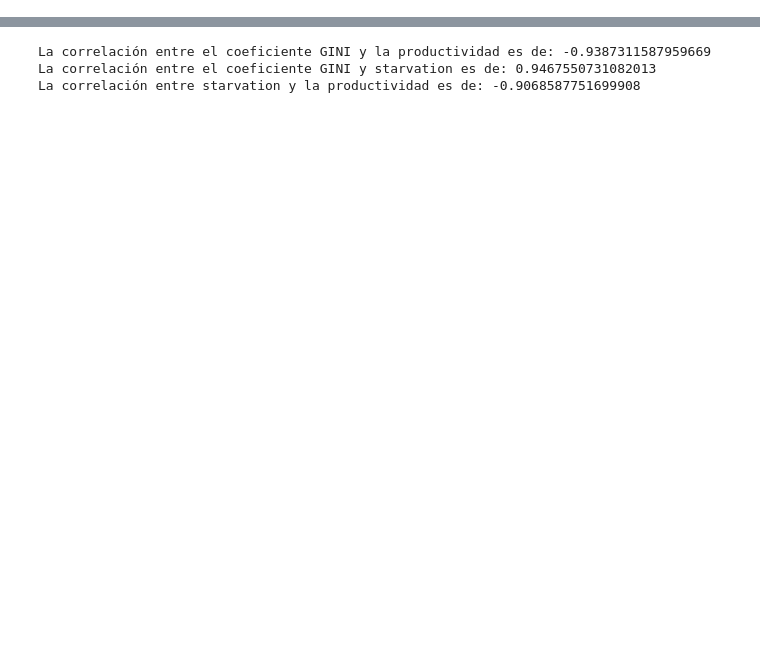
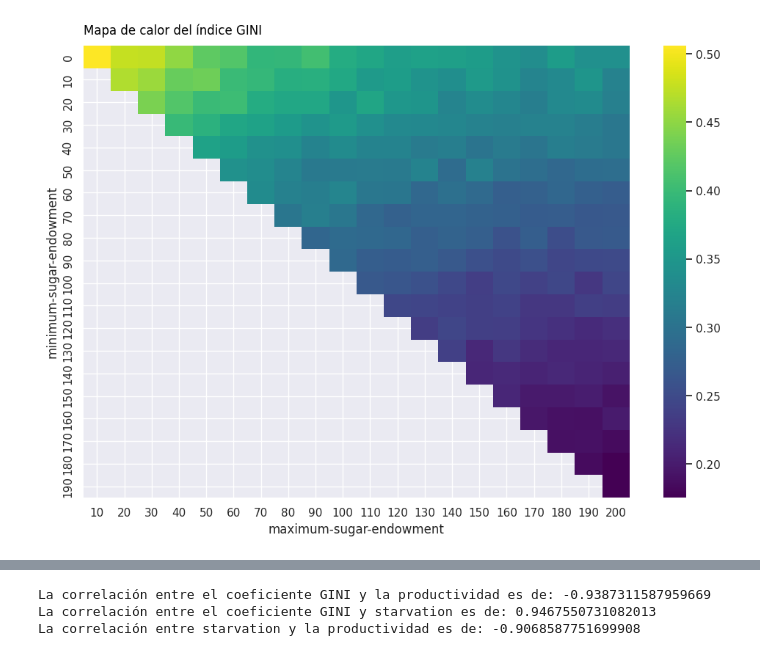
Before and after one commit to Aruroo/SugarScape, a Jupyter notebook: Analisis/AnalisisSugarScape.ipynb, the cells around one changed output, grey strips where cells are left out. Saved outputs shown, nothing was run; the diff lists cells and outputs as text; code cells hidden in the pictures; blank space fills up the shorter version.

```diff
--- a/Analisis/AnalisisSugarScape.ipynb
+++ b/Analisis/AnalisisSugarScape.ipynb
@@ -10,0 +12,22 @@ sns.set()
+# %%
+def limpiar_dataframe(df):
+    limpiado = df.drop(columns='visualization')
+    limpiado = limpiado.drop(limpiado[limpiado['[step]'] == 0].index) # aquellas runs que no se iniciaron
+    limpiado = limpiado.drop(columns='[run number]')
+    limpiado = limpiado.drop(columns='initial-population') #poblacion fija
+    limpiado = limpiado.drop(columns='[step]') # en este punto, todas las runs son validas y llegaron a la it final
+    try:
+        limpiado = limpiado.drop(columns='taxation')
+        limpiado = limpiado.drop(columns='redistribution')
+    except:
+        return limpiado
+
+    return limpiado
+
+def mapa_calor(df,medida,titulo,ruta):
+    datos_aplanados = df.pivot(index="minimum-sugar-endowment", columns="maximum-sugar-endowment", values=medida)
+    plt.figure(figsize=(12, 8))
+    sns.heatmap(datos_aplanados, cmap='viridis',annot=False)
+    plt.text(0, -0.5, titulo, fontsize=12, color='black', ha='left')
+    plt.savefig(ruta,dpi=300, bbox_inches='tight')
+    plt.show()
@@ -18,10 +43,3 @@ df.head()
 | 2 | 3 | 0 | 20 | color-agents-by-decile | 400 | 0 | ... |
 | 3 | 4 | 0 | 30 | color-agents-by-decile | 400 | 0 | ... |
 | 4 | 5 | 0 | 40 | color-agents-by-decile | 400 | 0 | ... |
-# %%
-df = df.drop(columns='visualization')
-df = df.drop(df[df['[step]'] == 0].index) # aquellas runs que no se iniciaron
-df = df.drop(columns='[run number]')
-df = df.drop(columns='initial-population') #poblacion fija
-df = df.drop(columns='[step]') # en este punto, todas las runs son validas y llegaron a la it final
-df
@@ -77,0 +46,3 @@ plt.show()
+# %%
+df = limpiar_dataframe(df)
+df
@@ -77,0 +63,4 @@ plt.show()
+# %%
+mapa_calor(df,"avg-gini","Mapa de calor del índice GINI", 'figuras/GINI.png')
+# %% [output]
+[figure, added]
```
Also changed, not shown: parts of 62 cells of this notebook, 39 other files.
